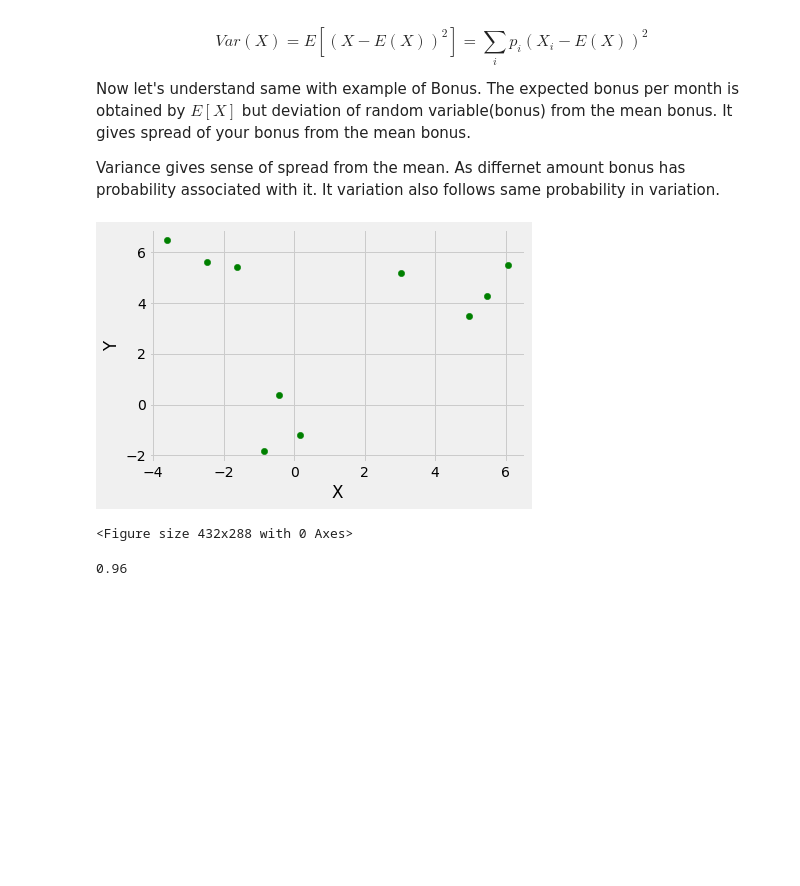
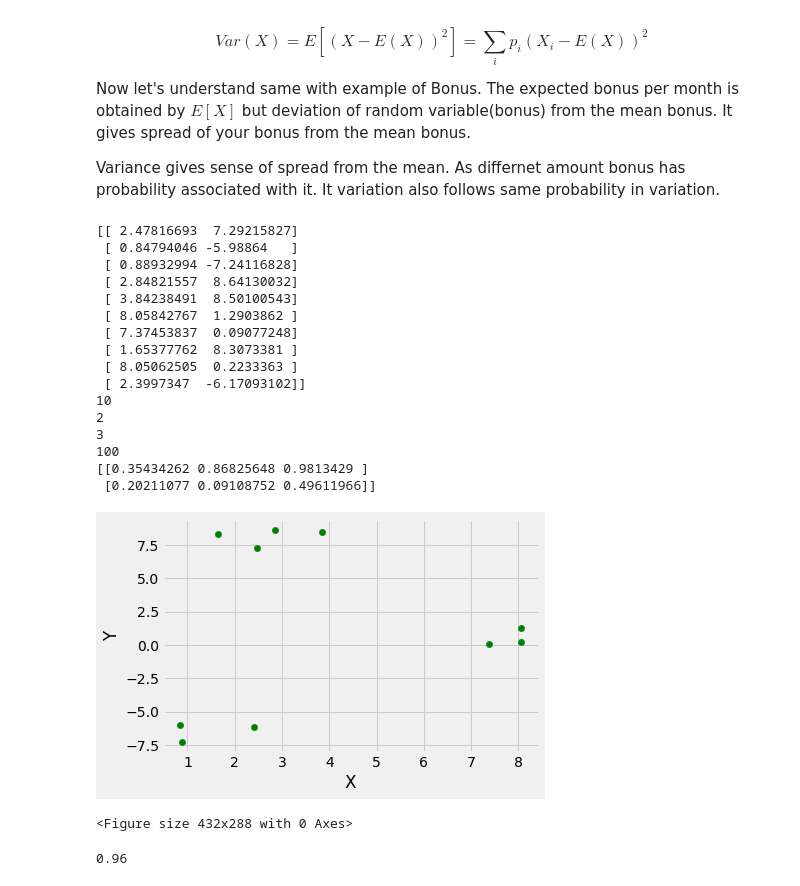
Before and after one commit to pragneshrana/Algo_Trial, a Jupyter notebook: EM.ipynb, the cells around one changed output. Cells and saved outputs as stored; diff of their text form; code cells hidden in the pictures; blank space fills up the shorter version.

```diff
--- a/EM.ipynb
+++ b/EM.ipynb
@@ -207,9 +207,10 @@ Variance gives sense of spread from the mean. As differnet amount bonus has prob
 #kmeans
 import numpy as np
 
-class kmeans():
+class Kmeans():
     '''
     K-means algorithm from scratch
+    Input: data,no_of_cluster,max_iteration
     '''
     def __init__(self,data,no_of_cluster,max_iteration):
         self.data = data
@@ -217,60 +218,101 @@ class kmeans():
         self.data_cols = data.shape[1]
         self.no_of_cluster  = no_of_cluster
         self.max_iteration = max_iteration
+        print(self.data)
+        print(self.data_rows)
+        print(self.data_cols)
+        print(self.no_of_cluster)
+        print(self.max_iteration)
 
     def initialize_centroid(self):
       '''
       initialized centroid with random number
+      centroid dimension = each row specifies one cluster
       '''
-      #nXm data
-      centroids =  np.random.rand(self.data_rows,self.no_of_cluster)
+      #colXno_of_cluster data
+      centroids =  np.random.rand(self.no_of_cluster,self.data_cols)
       return centroids
 
     def calculate_dist(self,X,centroids):
       '''
-      calculating the dis.no_of_cluster):
-      distance[:,i] = np.square(np.norm(self.data - centroid[i,:]))
-      print(distance )tance from the centroids
+      data = nXm
+      centroid =mX no_of_cluster
       '''
-      distance  = np.zeros((data_rows,no_of_cluster))
+      #centroid into matrix form
+      '''
+      to find out norm have to subtraction and for that have to generate matrix of each centroid
+      by repeting the each centroid times no_of_rows
+      '''
+      distance  = np.zeros((self.data_rows,self.no_of_cluster))
+      for i in range(self.no_of_cluster):
+        centroid_matrix = np.ones(self.data_rows,self.data_cols) * self.centroid[i,:]
+        distance[:,i] = np.square(np.linalg.norm(data - centroid_matrix))
       # for i in range(self
       return distance
 
     def assign_closest_centroid(self,distance):
       '''
-      It mimimum distance from each row
+      Returns the indices of the minimum values along an axis.
       '''
       return np.argmin(distance)
 
     def update_centroid(self,data,labels):
       centroids = np.zeros(self.no_of_cluster,)
 
+    def fit(self,data):
+      '''
+      main method which wiil call above mehods successively
+      '''
+      centroid = self.initialize_centroid()
+      print(centroid)
+      pass
 
+    def predict(self):
+      '''
+      It will predict for the test case
+      '''
+      pass
 
 
 # Creating Test DataSets using sklearn.datasets.make_blobs
 from sklearn.datasets.samples_generator import make_blobs
 from matplotlib import pyplot as plt
 from matplotlib import style
 
 #clustering points
 style.use("fivethirtyeight")
 X, y = make_blobs(n_samples = 10, centers = 3,
 			cluster_std = 1, n_features = 2)
 
 #calling KMeans
-
-
+kmean_obj = Kmeans(X,3,100)
+kmean_obj.fit(X)
 
 #plotting
 plt.scatter(X[:, 0], X[:, 1], s = 40, color = 'g')
 plt.xlabel("X")
 plt.ylabel("Y")
 plt.show()
 plt.clf()
 # %% [output]
+[[ 2.47816693  7.29215827]
+ [ 0.84794046 -5.98864   ]
+ [ 0.88932994 -7.24116828]
+ [ 2.84821557  8.64130032]
+ [ 3.84238491  8.50100543]
+ [ 8.05842767  1.2903862 ]
+ [ 7.37453837  0.09077248]
+ [ 1.65377762  8.3073381 ]
+ [ 8.05062505  0.2233363 ]
+ [ 2.3997347  -6.17093102]]
+10
+2
+3
+100
+[[0.35434262 0.86825648 0.9813429 ]
+ [0.20211077 0.09108752 0.49611966]]
-[figure, old version]
+[figure, new version]
-<Figure size 432x288 with 0 Axes>
+<Figure size 432x288 with 0 Axes>
 # %%
 import numpy as np
 from scipy.stats import multivariate_normal
```
